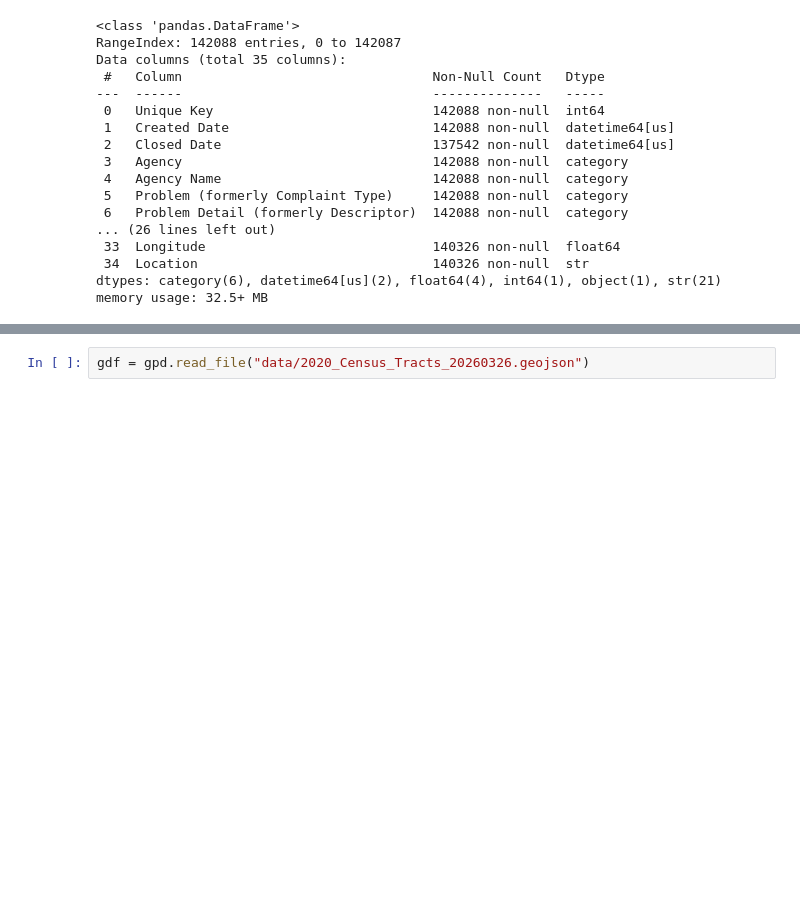
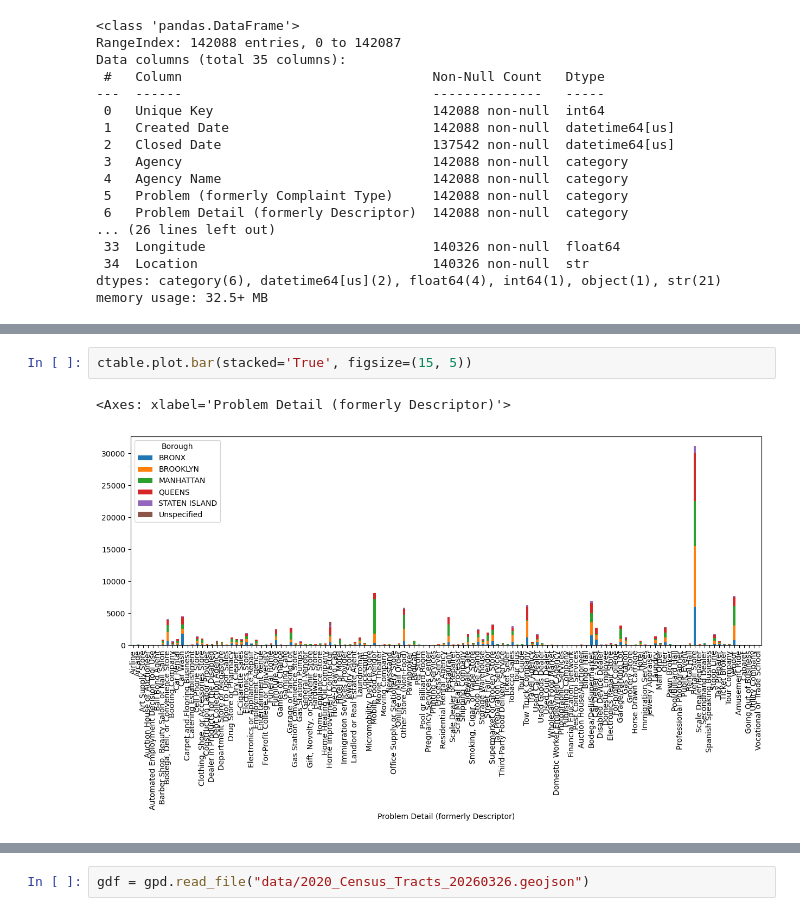
Before and after one commit to story645/odwny2026, a Jupyter notebook: content/n1_static.ipynb, the cells around one changed output, grey strips where cells are left out. Drawn from its saved outputs; the diff is of its cells as text; blank space fills up the shorter version.

```diff
--- a/content/n1_static.ipynb
+++ b/content/n1_static.ipynb
@@ -74,0 +102,5 @@ df.describe(include=['category']).T
+# %%
+ctable.plot.bar(stacked='True', figsize=(15, 5))
+# %% [output]
+<Axes: xlabel='Problem Detail (formerly Descriptor)'>
+[figure, added]
```
Also changed, not shown: parts of 14 cells of this notebook, 3 other files.
